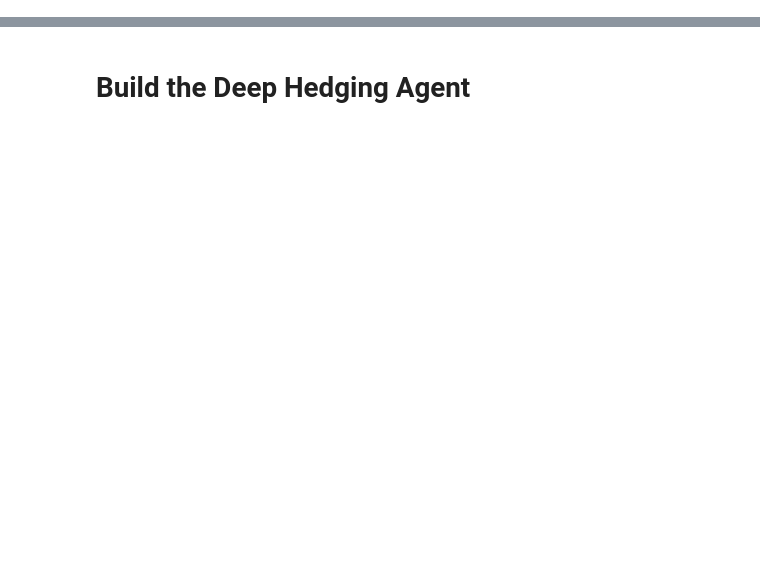
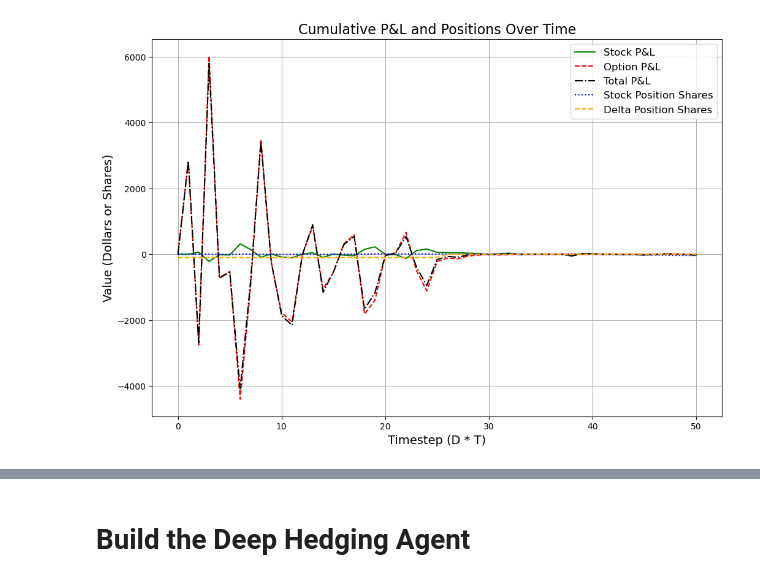
Before and after one commit to Lambulani/deepHedgingRL, a Jupyter notebook: DQL_hedging.ipynb, the cells around one changed output, grey strips where cells are left out. Saved outputs shown, nothing was run; the diff lists cells and outputs as text; code cells hidden in the pictures; blank space fills up the shorter version.

```diff
--- a/DQL_hedging.ipynb
+++ b/DQL_hedging.ipynb
@@ -26,16 +30,14 @@ tim = time.time()
 mu = 0
 dt = 1/5
 T = 10
-num_steps = T/dt
-s_0 = 1
+num_steps = int(T/dt)
+s_0 = 100
 strike_price = s_0
-sigma = 0.01
+sigma = 0.5
 r = 0
 
 apm = GBM(mu=mu, dt=dt, s_0=s_0, sigma=sigma)
 opm = BSM(strike_price=strike_price, risk_free_interest_rate=r, volatility=sigma, T=T, dt=dt)
 env = env_hedging(asset_price_model=apm, dt=dt, T=T, num_steps=num_steps, trading_cost_para=1,
-                     L=1, strike_price=strike_price, int_holdings=False, initial_holding=0, mode="PL",
+                     L=100, strike_price=strike_price, int_holdings=False, initial_holding=0, mode="PL",
                   option_price_model=opm)
-
-num_actions = 21
@@ -43,0 +51,61 @@ NameError: name 'torch' is not defined
+# %%
+seed = 345
+np.random.seed(seed)
+torch.manual_seed(seed)
+tf.random.set_seed(seed)
+
+
+def cost(delta_h, multiplier):
+    TickSize = 0.1
+    return multiplier * TickSize * (np.abs(delta_h) + 0.01 * delta_h**2)
+
+num_episodes = 1
+
+for episode in range(num_episodes):
+    state = env.reset()
+    done = False
+    cum_option_pnl = 0
+    cum_stock_pnl = 0
+    option_pnls = [0]
+    stock_pnls = [0]
+    total_pnl = [0]
+    stock_pos_shares =[state[0]]
+    delta_pos_shares = [-100*round(state[4])]
+
+
+    while not done:
+        current_state = env.get_state()
+        delta_action = -100 * round(current_state[4])
+        action = env.action_space.sample()
+        next_state, reward, done, info = env.step(action-10)
+        delta_h =   next_state[0] -current_state[0]
+        option_pnl = 100*(next_state[3]-current_state[3])
+        stock_pnl = -next_state[0]*(next_state[1] -current_state[1])- cost(delta_h, 0)
+        cum_option_pnl =+ option_pnl
+        cum_stock_pnl =+ stock_pnl
+
+        option_pnls.append(cum_option_pnl)
+        stock_pnls.append(cum_stock_pnl)
+        total_pnl.append(cum_option_pnl+cum_stock_pnl)
+        stock_pos_shares.append(next_state[0])
+        delta_pos_shares.append(delta_action)
+
+time_axis = np.linspace(0, num_steps, num_steps + 1)
+plt.figure(figsize=(12, 8))
+plt.plot(time_axis, stock_pnls, label='Stock P&L', color='green', linestyle='-')
+plt.plot(time_axis, option_pnls, label='Option P&L', color='red', linestyle='--')
+plt.plot(time_axis, total_pnl, label='Total P&L', color='black', linestyle='-.')
+plt.plot(time_axis, stock_pos_shares, label='Stock Position Shares', color='blue', linestyle=':')
+plt.plot(time_axis, delta_pos_shares, label='Delta Position Shares', color='orange', linestyle='--')
+
+# Add labels, title, and legend
+plt.xlabel('Timestep (D * T)', fontsize=14)
+plt.ylabel('Value (Dollars or Shares)', fontsize=14)
+plt.title('Cumulative P&L and Positions Over Time', fontsize=16)
+plt.legend(fontsize=12)
+plt.grid(True)
+
+# Show the plot
+plt.show()
+# %% [output]
+[figure, added]
```
Also changed, not shown: parts of 14 cells of this notebook, 2 other files.
